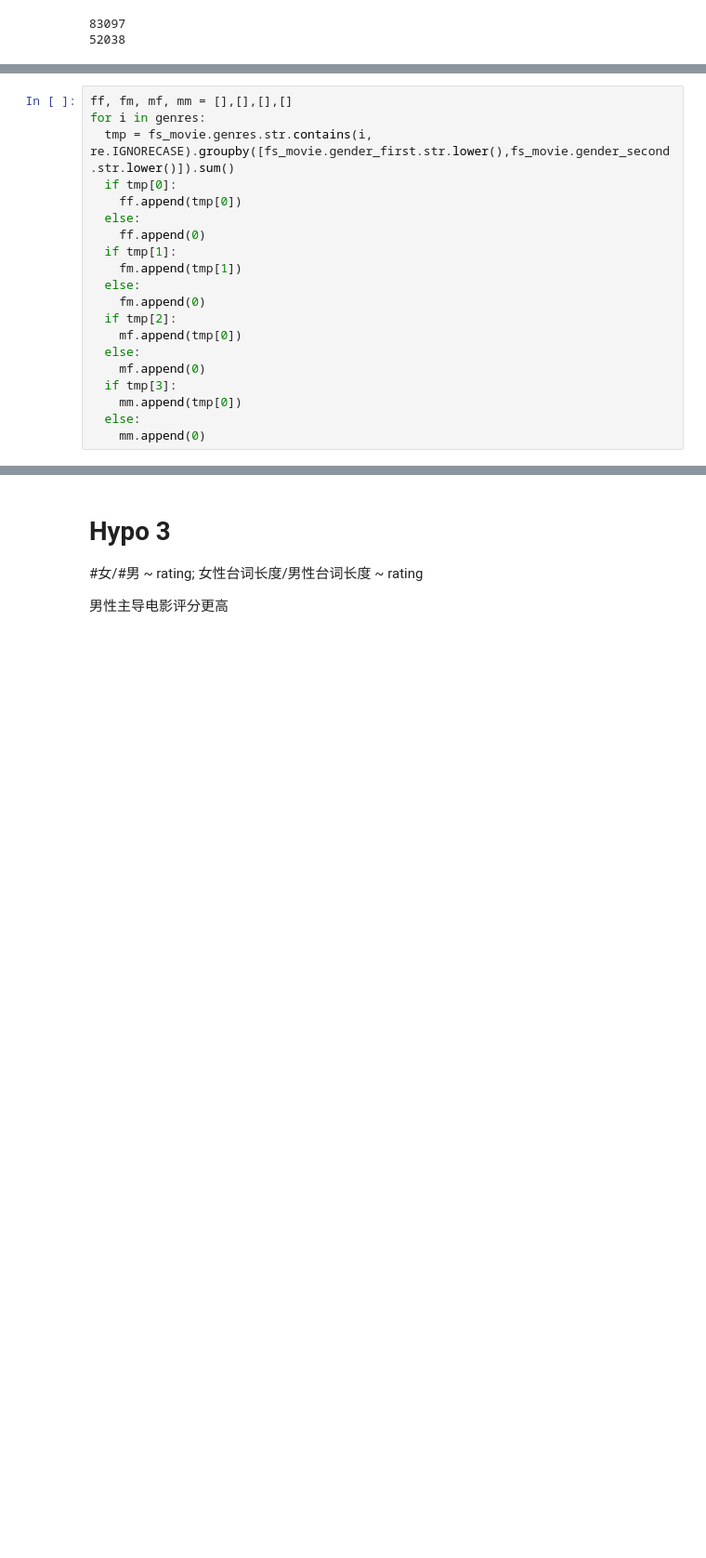
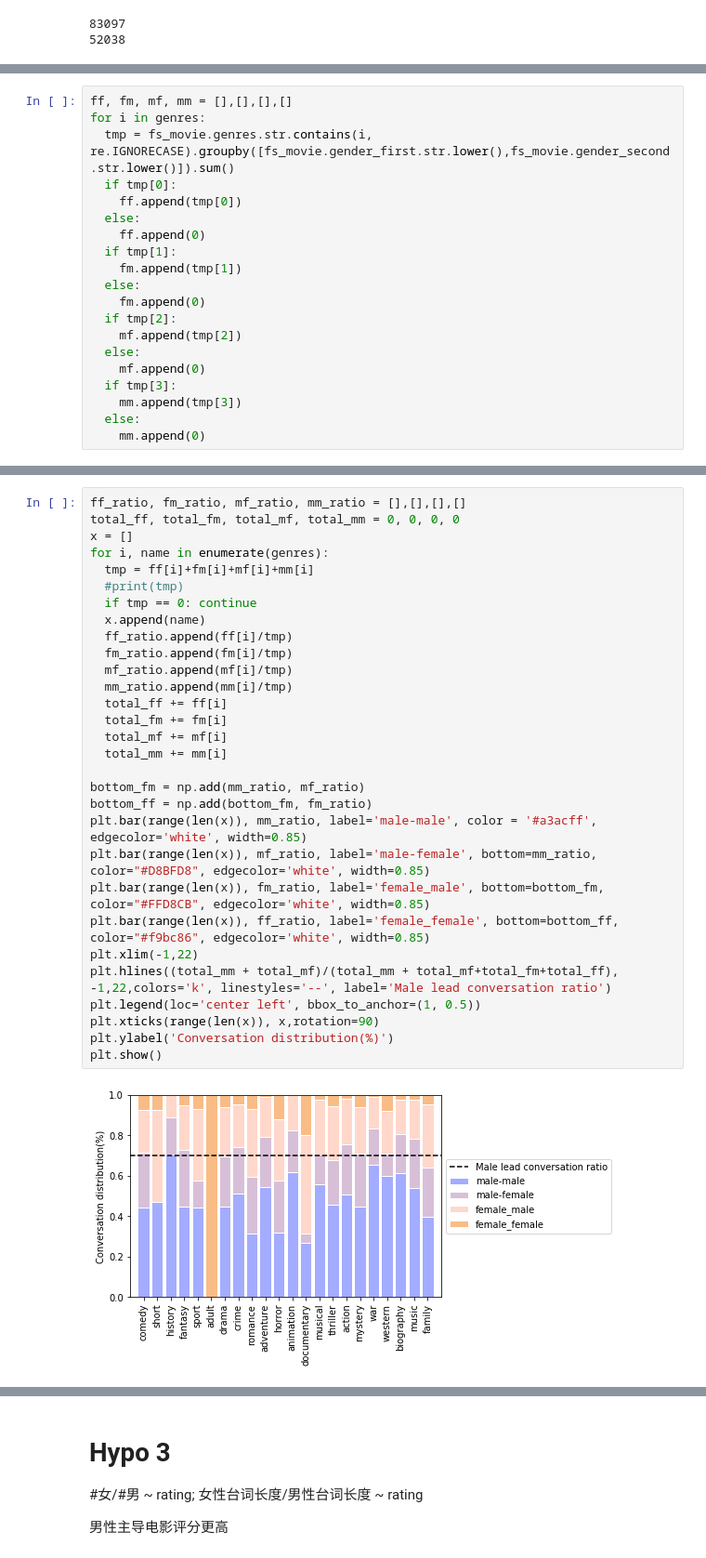
Before and after one commit to JingQian87/6998-MethodsDS, a Jupyter notebook: Project/EMDS_stats.ipynb, the cells around one changed output, grey strips where cells are left out. Shown at 93% size. Cells and saved outputs as stored; diff of their text form; blank space fills up the shorter version.

```diff
--- a/Project/EMDS_stats.ipynb
+++ b/Project/EMDS_stats.ipynb
@@ -369,10 +369,10 @@ for i in genres:
   else:
     fm.append(0)
   if tmp[2]:
-    mf.append(tmp[0])
+    mf.append(tmp[2])
   else:
     mf.append(0)
   if tmp[3]:
-    mm.append(tmp[0])
+    mm.append(tmp[3])
   else:
     mm.append(0)
@@ -447,0 +381,32 @@ mm
+# %%
+ff_ratio, fm_ratio, mf_ratio, mm_ratio = [],[],[],[]
+total_ff, total_fm, total_mf, total_mm = 0, 0, 0, 0
+x = []
+for i, name in enumerate(genres):
+  tmp = ff[i]+fm[i]+mf[i]+mm[i]
+  #print(tmp)
+  if tmp == 0: continue
+  x.append(name)
+  ff_ratio.append(ff[i]/tmp)
+  fm_ratio.append(fm[i]/tmp)
+  mf_ratio.append(mf[i]/tmp)
+  mm_ratio.append(mm[i]/tmp)
+  total_ff += ff[i]
+  total_fm += fm[i]
+  total_mf += mf[i]
+  total_mm += mm[i]
+
+bottom_fm = np.add(mm_ratio, mf_ratio)
+bottom_ff = np.add(bottom_fm, fm_ratio)
+plt.bar(range(len(x)), mm_ratio, label='male-male', color = '#a3acff', edgecolor='white', width=0.85)
+plt.bar(range(len(x)), mf_ratio, label='male-female', bottom=mm_ratio, color="#D8BFD8", edgecolor='white', width=0.85)
+plt.bar(range(len(x)), fm_ratio, label='female_male', bottom=bottom_fm, color="#FFD8CB", edgecolor='white', width=0.85)
+plt.bar(range(len(x)), ff_ratio, label='female_female', bottom=bottom_ff, color="#f9bc86", edgecolor='white', width=0.85)
+plt.xlim(-1,22)
+plt.hlines((total_mm + total_mf)/(total_mm + total_mf+total_fm+total_ff), -1,22,colors='k', linestyles='--', label='Male lead conversation ratio')
+plt.legend(loc='center left', bbox_to_anchor=(1, 0.5))
+plt.xticks(range(len(x)), x,rotation=90)
+plt.ylabel('Conversation distribution(%)')
+plt.show()
+# %% [output]
+[figure, added]
```
Also changed, not shown: parts of 14 cells of this notebook.
